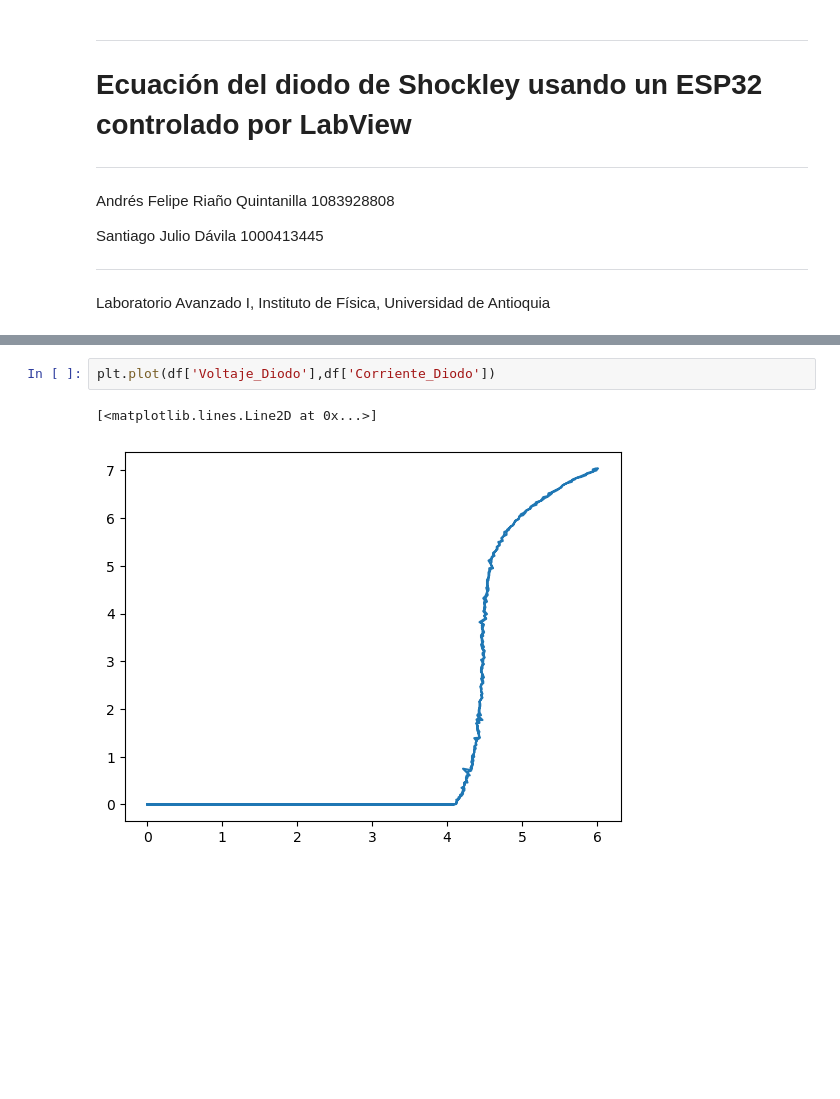
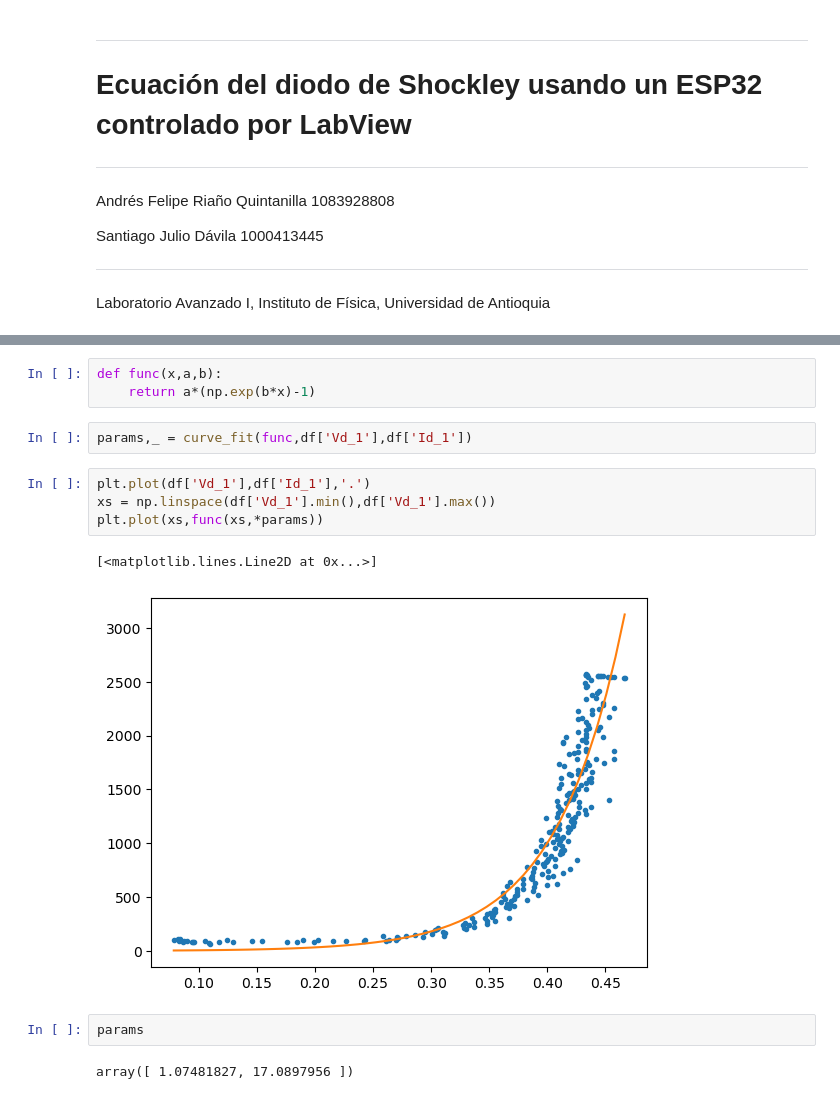
Before and after one commit to SantiagoJulioD/LabAv1, a Jupyter notebook: LabAv1-P1/LabAv1_P1.ipynb, the cells around one changed output, grey strips where cells are left out. Drawn from its saved outputs; the diff is of its cells as text; blank space fills up the shorter version.

```diff
--- a/LabAv1-P1/LabAv1_P1.ipynb
+++ b/LabAv1-P1/LabAv1_P1.ipynb
@@ -35,5 +41,16 @@ df
-# %%
-plt.plot(df['Voltaje_Diodo'],df['Corriente_Diodo'])
-# %% [output]
-[<matplotlib.lines.Line2D at 0x...>]
-[figure, removed]
+# %%
+def func(x,a,b):
+    return a*(np.exp(b*x)-1)
+# %%
+params,_ = curve_fit(func,df['Vd_1'],df['Id_1'])
+# %%
+plt.plot(df['Vd_1'],df['Id_1'],'.')
+xs = np.linspace(df['Vd_1'].min(),df['Vd_1'].max())
+plt.plot(xs,func(xs,*params))
+# %% [output]
+[<matplotlib.lines.Line2D at 0x...>]
+[figure, added]
+# %%
+params
+# %% [output]
+array([ 1.07481827, 17.0897956 ])
```
Also changed, not shown: parts of 2 cells of this notebook.
